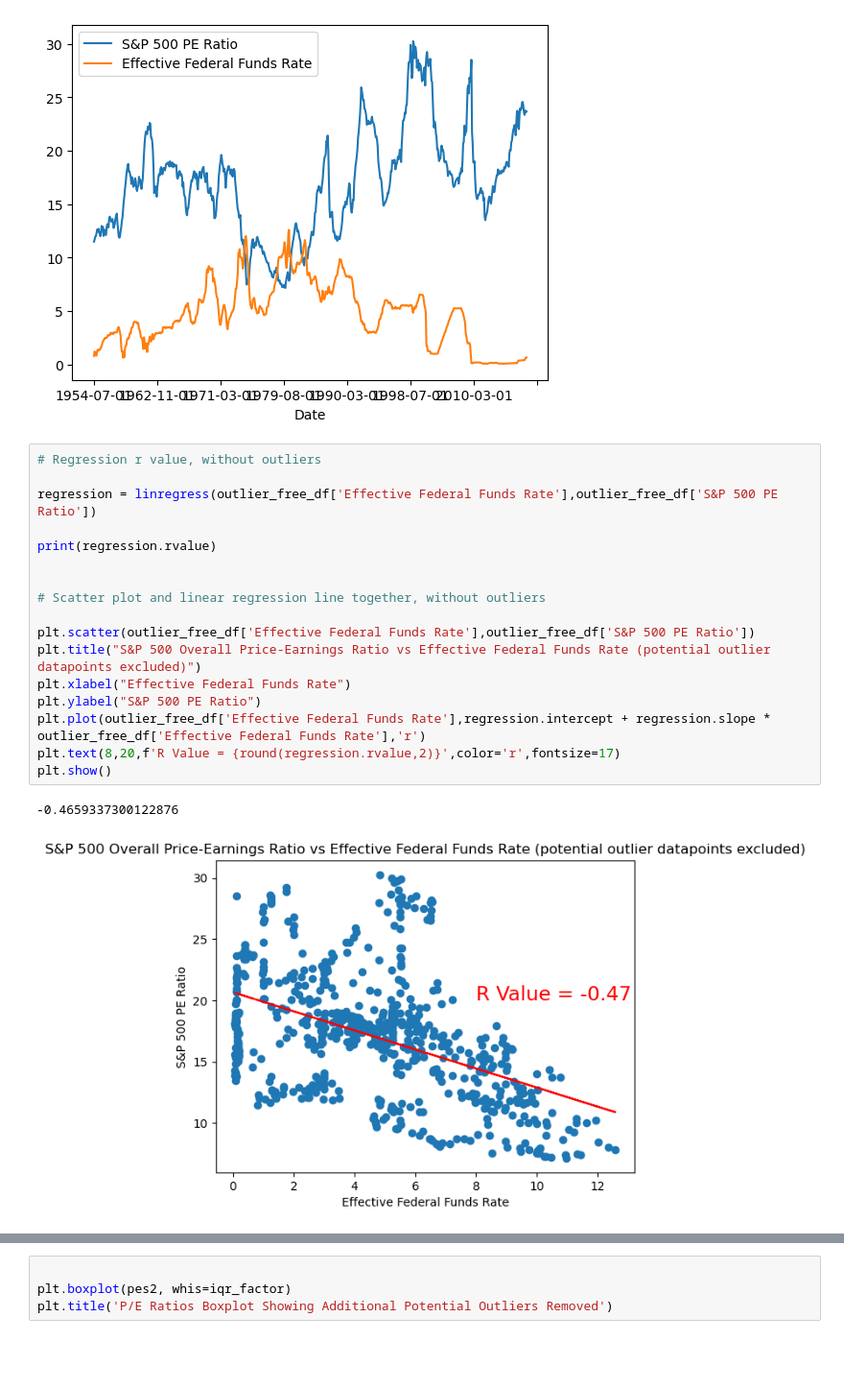
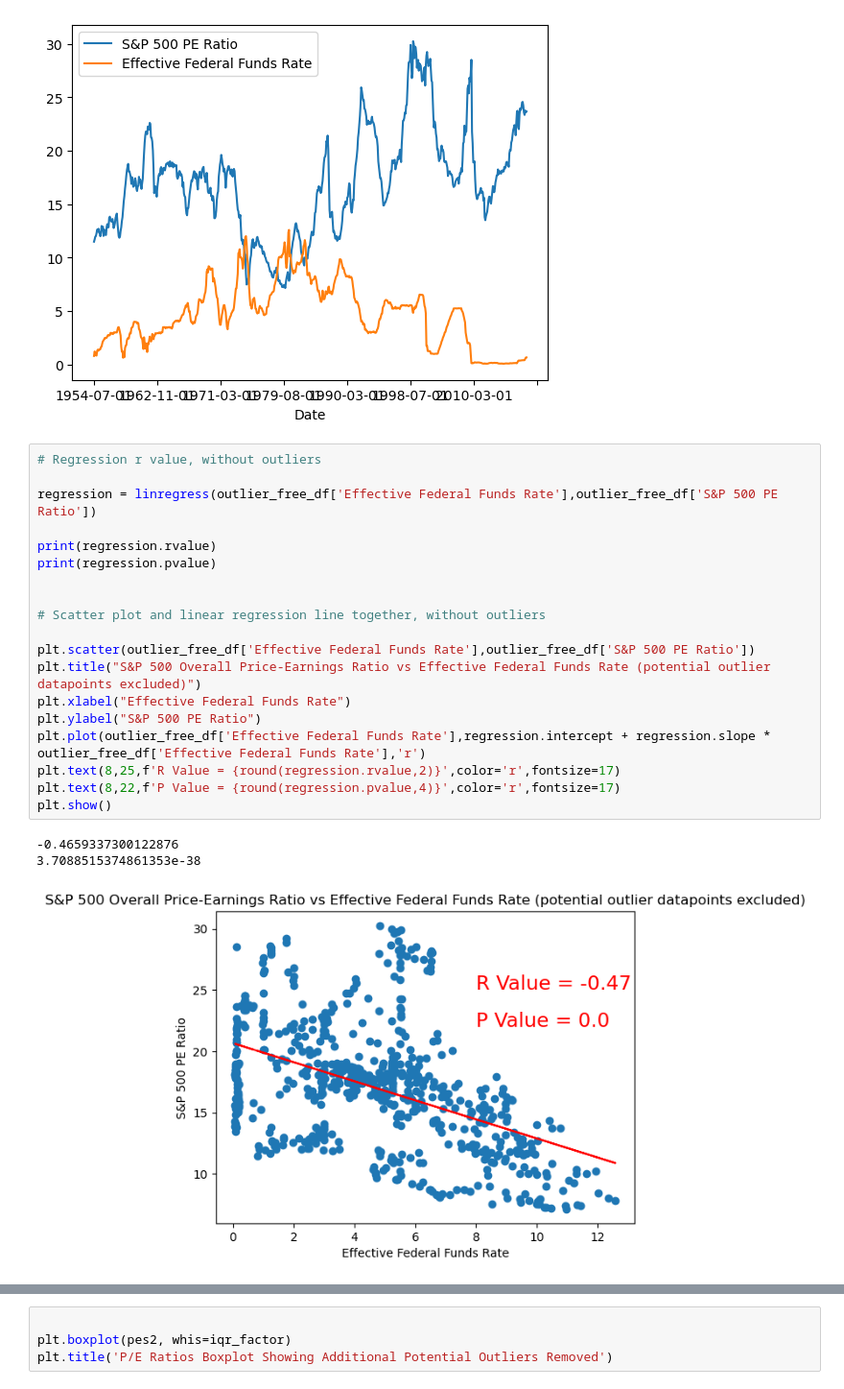
Before and after one commit to ryanmcr17/project1, a Jupyter notebook: RatesOnStocks/ratesonstocks.ipynb, the cells around one changed output, grey strips where cells are left out. Shown: that part at 96% size. Cells and saved outputs as stored; diff of their text form; blank space fills up the shorter version.

Commit message:
added p-values to scatter+regression plots (all extremely low p-values)

```diff
--- a/RatesOnStocks/ratesonstocks.ipynb
+++ b/RatesOnStocks/ratesonstocks.ipynb
@@ -511,23 +514,26 @@ dtype: int64
 # %%
 # Regression r value, without outliers
 
 regression = linregress(outlier_free_df['Effective Federal Funds Rate'],outlier_free_df['S&P 500 PE Ratio'])
 
 print(regression.rvalue)
+print(regression.pvalue)
 
 
 # Scatter plot and linear regression line together, without outliers
 
 plt.scatter(outlier_free_df['Effective Federal Funds Rate'],outlier_free_df['S&P 500 PE Ratio'])
 plt.title("S&P 500 Overall Price-Earnings Ratio vs Effective Federal Funds Rate (potential outlier datapoints excluded)")
 plt.xlabel("Effective Federal Funds Rate")
 plt.ylabel("S&P 500 PE Ratio")
 plt.plot(outlier_free_df['Effective Federal Funds Rate'],regression.intercept + regression.slope * outlier_free_df['Effective Federal Funds Rate'],'r')
-plt.text(8,20,f'R Value = {round(regression.rvalue,2)}',color='r',fontsize=17)
+plt.text(8,25,f'R Value = {round(regression.rvalue,2)}',color='r',fontsize=17)
+plt.text(8,22,f'P Value = {round(regression.pvalue,4)}',color='r',fontsize=17)
 plt.show()
 # %% [output]
 -0.4659337300122876
+3.7088515374861353e-38
-[figure, old version]
+[figure, new version]
 # %%
 ### Another round of outlier removal, to explore how the r-value could increase (in absolute terms) by excluding additional 'extreme' datapoints
 
```
Also changed, not shown: parts of 2 cells of this notebook.
